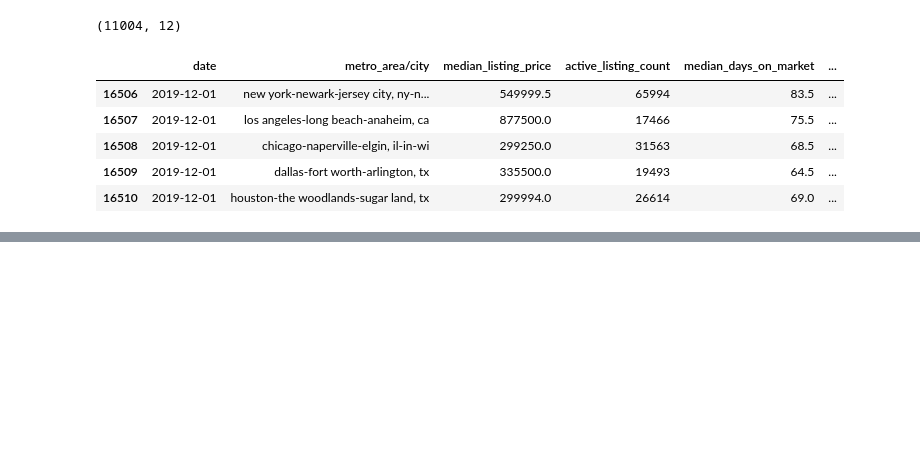
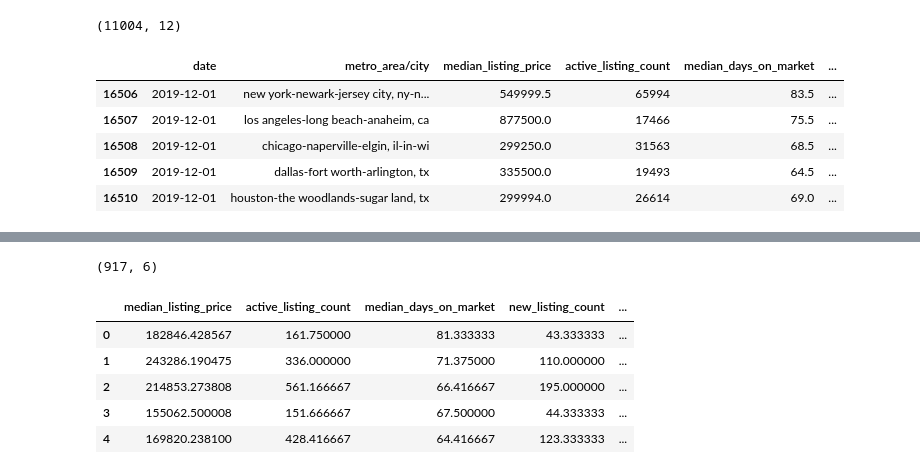
Before and after one commit to marke0816/Sleeper_Cities, a Jupyter notebook: Sleeper_cities.ipynb, the cells around one changed output, grey strips where cells are left out. Drawn from its saved outputs; the diff is of its cells as text; code cells hidden in the pictures; blank space fills up the shorter version.

```diff
--- a/Sleeper_cities.ipynb
+++ b/Sleeper_cities.ipynb
@@ -122,0 +148,13 @@ dtype: object
+# %%
+# create new DF with columns needed for ML - Drop: (year, price red, price inc, pending listing)
+ml_housing_df= grouped_housing_df[['median_listing_price','active_listing_count','median_days_on_market','new_listing_count','average_listing_price','total_listing_count']]
+print(ml_housing_df.shape)
+ml_housing_df.head()
+# %% [output]
+(917, 6)
+|  | median_listing_price | active_listing_count | median_days_on_market | new_listing_count | ... |
+| 0 | 182846.428567 | 161.750000 | 81.333333 | 43.333333 | ... |
+| 1 | 243286.190475 | 336.000000 | 71.375000 | 110.000000 | ... |
+| 2 | 214853.273808 | 561.166667 | 66.416667 | 195.000000 | ... |
+| 3 | 155062.500008 | 151.666667 | 67.500000 | 44.333333 | ... |
+| 4 | 169820.238100 | 428.416667 | 64.416667 | 123.333333 | ... |
```
Also changed, not shown: parts of 4 cells of this notebook.
